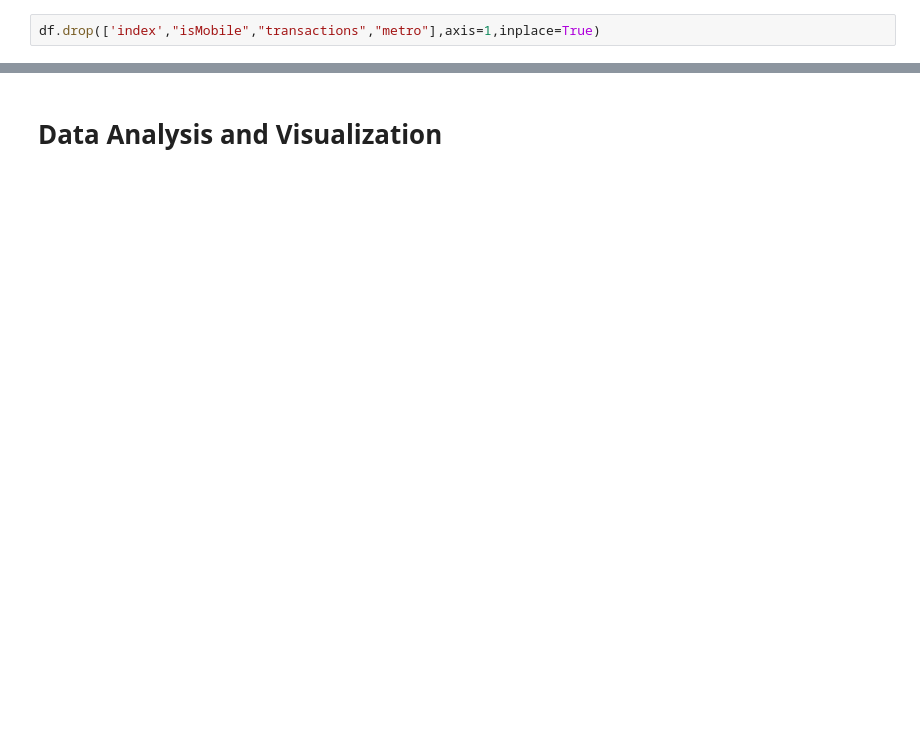
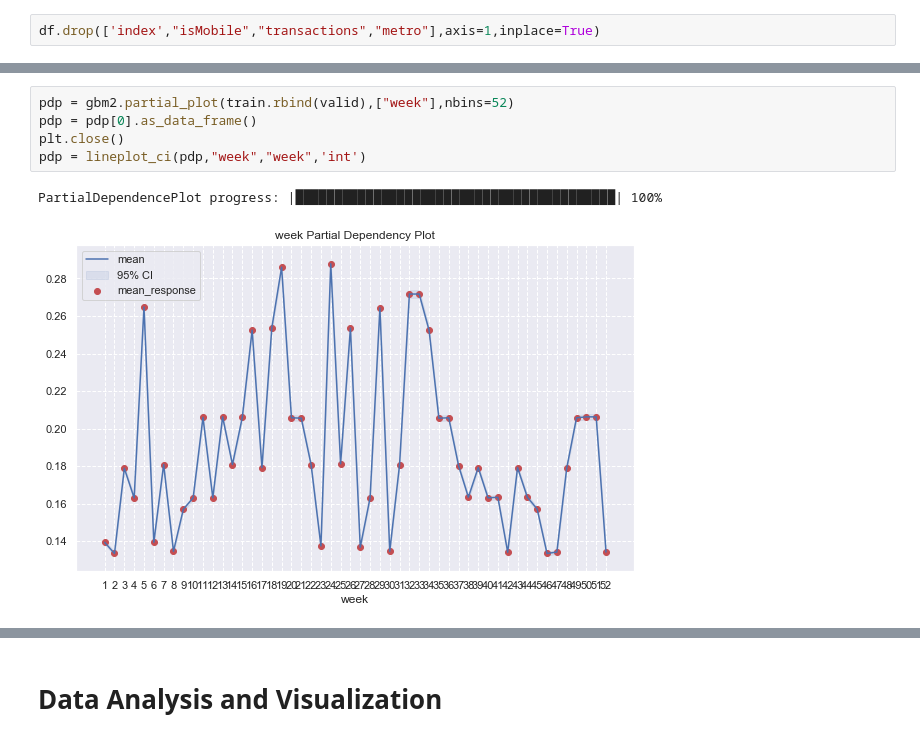
Before and after one commit to xsx99/Google_sales_prediction, a Jupyter notebook: kaggle/data_exploration.ipynb, the cells around one changed output, grey strips where cells are left out. Drawn from its saved outputs; the diff is of its cells as text; blank space fills up the shorter version.

```diff
--- a/kaggle/data_exploration.ipynb
+++ b/kaggle/data_exploration.ipynb
@@ -170,0 +321,8 @@ Connecting to H2O server at http://127.0.0.1:54321... successful.
+# %%
+pdp = gbm2.partial_plot(train.rbind(valid),["week"],nbins=52)
+pdp = pdp[0].as_data_frame()
+plt.close()
+pdp = lineplot_ci(pdp,"week","week",'int')
+# %% [output]
+PartialDependencePlot progress: |█████████████████████████████████████████| 100%
+[figure, added]
```
Also changed, not shown: parts of 61 cells of this notebook.
